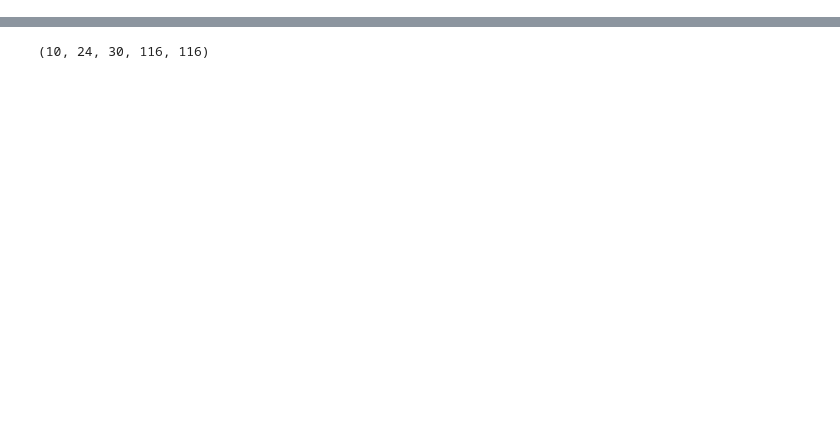
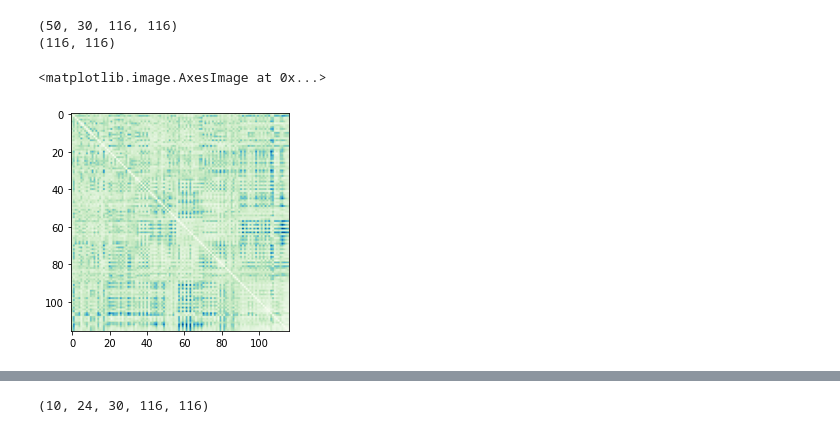
Before and after one commit to chyan0411/Thesis, a Jupyter notebook: InputData.ipynb, the cells around one changed output, grey strips where cells are left out. Saved outputs shown, nothing was run; the diff lists cells and outputs as text; code cells hidden in the pictures; blank space fills up the shorter version.

```diff
--- a/InputData.ipynb
+++ b/InputData.ipynb
@@ -5,3 +625,22 @@ import matplotlib.pyplot as plt
+# %%
+# Patient_nor = []  # 正常人输入数据分为10个强度的 py array
+# for i in range (10):
+#     Patient_nor.append(Percent_of_Data(i+1))
+A = np.load("/content/drive/My Drive/Newdata/Control/20.npy")
+tmp = A[20,10,:,:]
+print(A.shape)
+# np.set_printoptions(threshold=np.inf)  #打印全部内容 没有缩写
+print(tmp.shape)
+# print(tmp[:,:])
+tmp=tmp.astype(np.float) # conver to float  and plot
+# %matplotlib qt
+%matplotlib inline
+plt.imshow(tmp,cmap='GnBu')
+# %% [output]
+(50, 30, 116, 116)
+(116, 116)
+<matplotlib.image.AxesImage at 0x...>
+[figure, added]
 # %%
 def Percent_of_data(Period ,Num):   #Num indicates how much percentage is kept
     mat = scipy.io.loadmat('C:\\Users\\xiaoc\\Documents\\thesis\\density_'+ Period +'\\' + str(Num) + '.mat')
```
Also changed, not shown: parts of 30 cells of this notebook.
